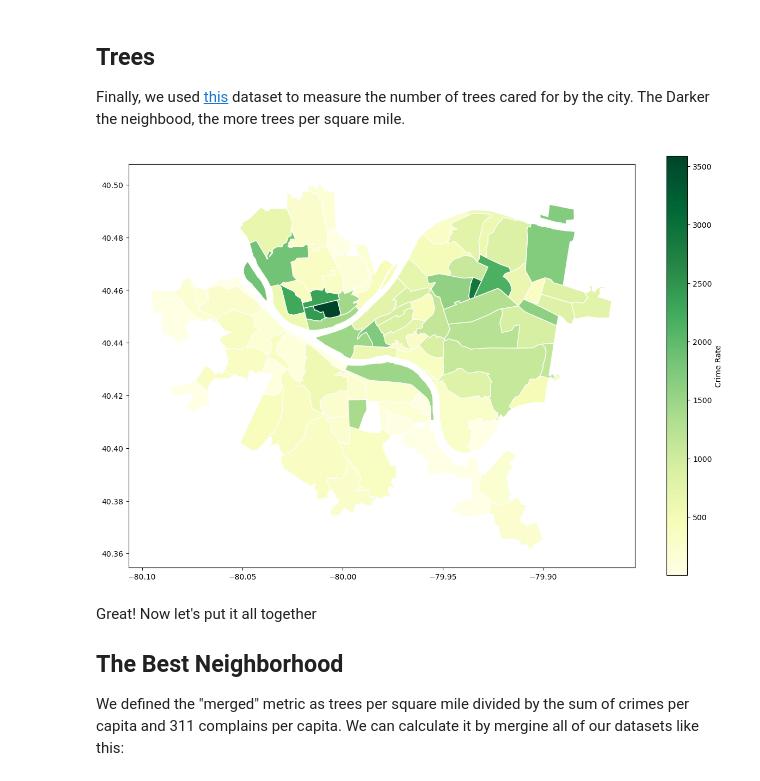
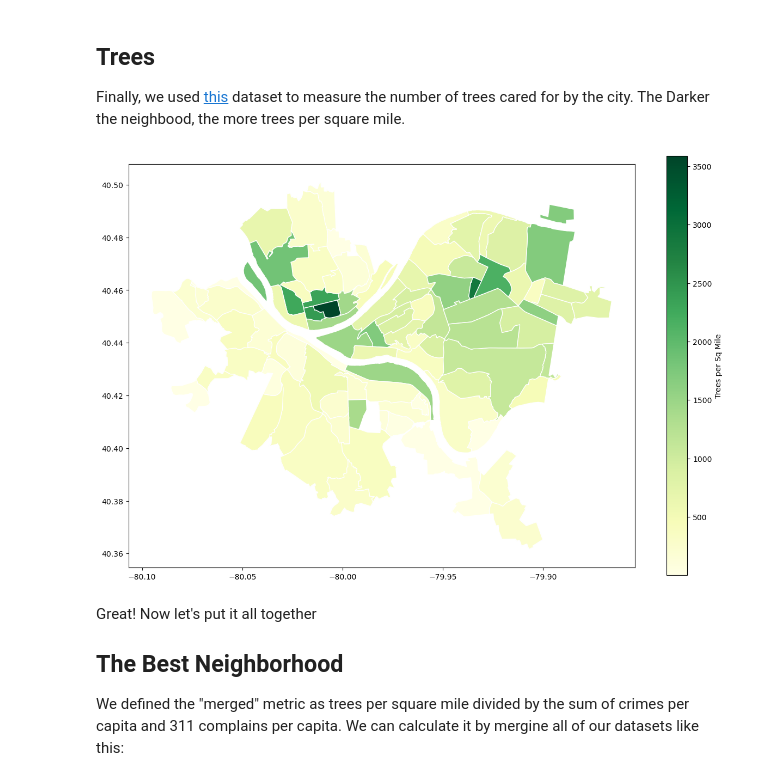
Before and after one commit to TuckBus/cmpinf-final-project, a Jupyter notebook: main.ipynb, the cells around one changed output. Saved outputs shown, nothing was run; the diff lists cells and outputs as text; code cells hidden in the pictures.

Commit message:
Label fixes

```diff
--- a/main.ipynb
+++ b/main.ipynb
@@ -62,11 +62,11 @@ Finally, we used [this](https://data.wprdc.org/dataset/city-trees) dataset to me
 # %%
 trees = pd.read_csv("trees_psqm.csv")
 
 trees_map = neighborhoods.merge(trees, left_on="hood", right_on="neighborhood", how="left")
-trees_map.plot(column="trees_sqmile", cmap="YlGn", edgecolor="white", legend=True, legend_kwds={'label': "Crime Rate"}, figsize=(15, 10), missing_kwds={"color": "lightgrey"})
+trees_map.plot(column="trees_sqmile", cmap="YlGn", edgecolor="white", legend=True, legend_kwds={'label': "Trees per Sq Mile"}, figsize=(15, 10), missing_kwds={"color": "lightgrey"})
 plt.show()
 # %% [output]
-[figure, old version]
+[figure, new version]
 # %% [markdown]
 Great! Now let's put it all together
 
```
Also changed, not shown: parts of 2 cells of this notebook, 1 other file.
